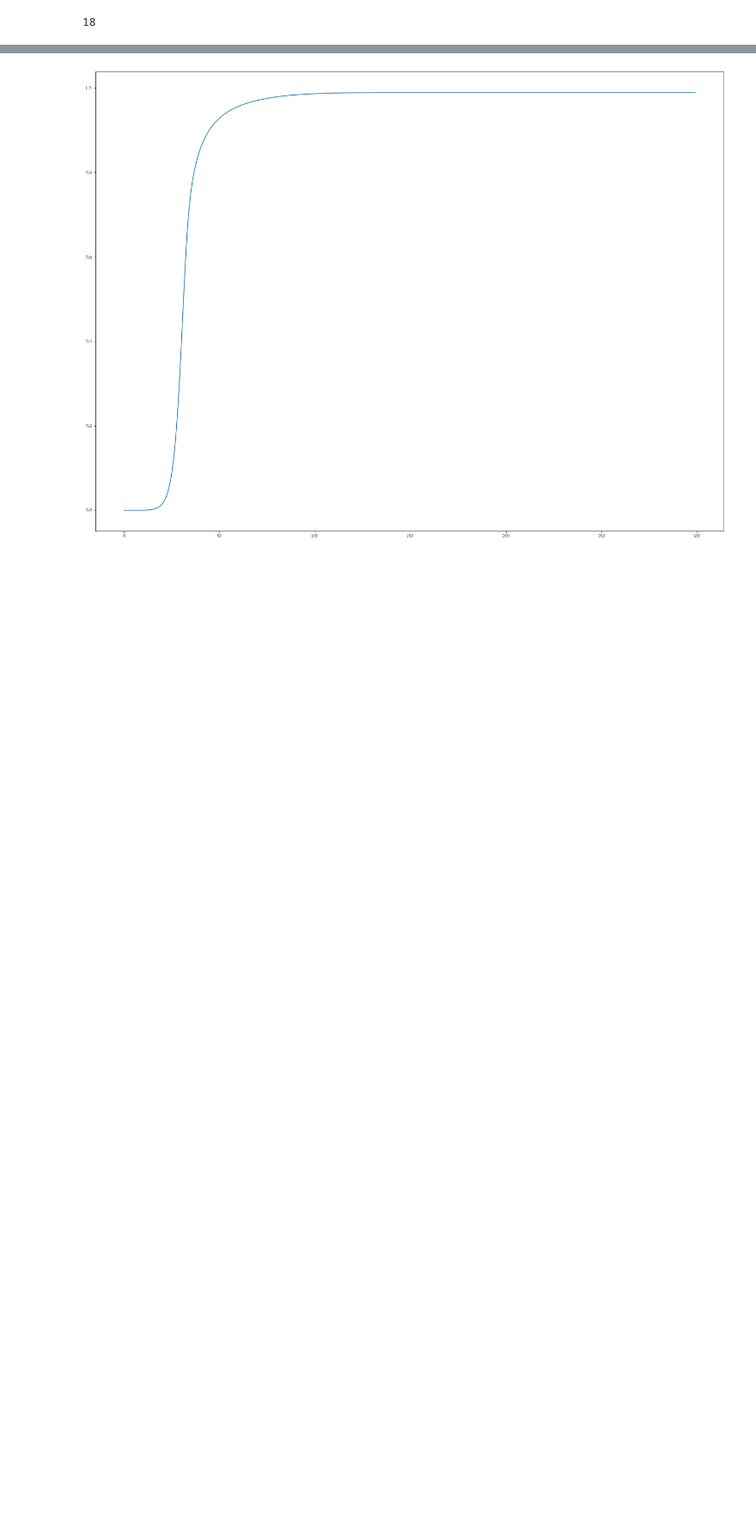
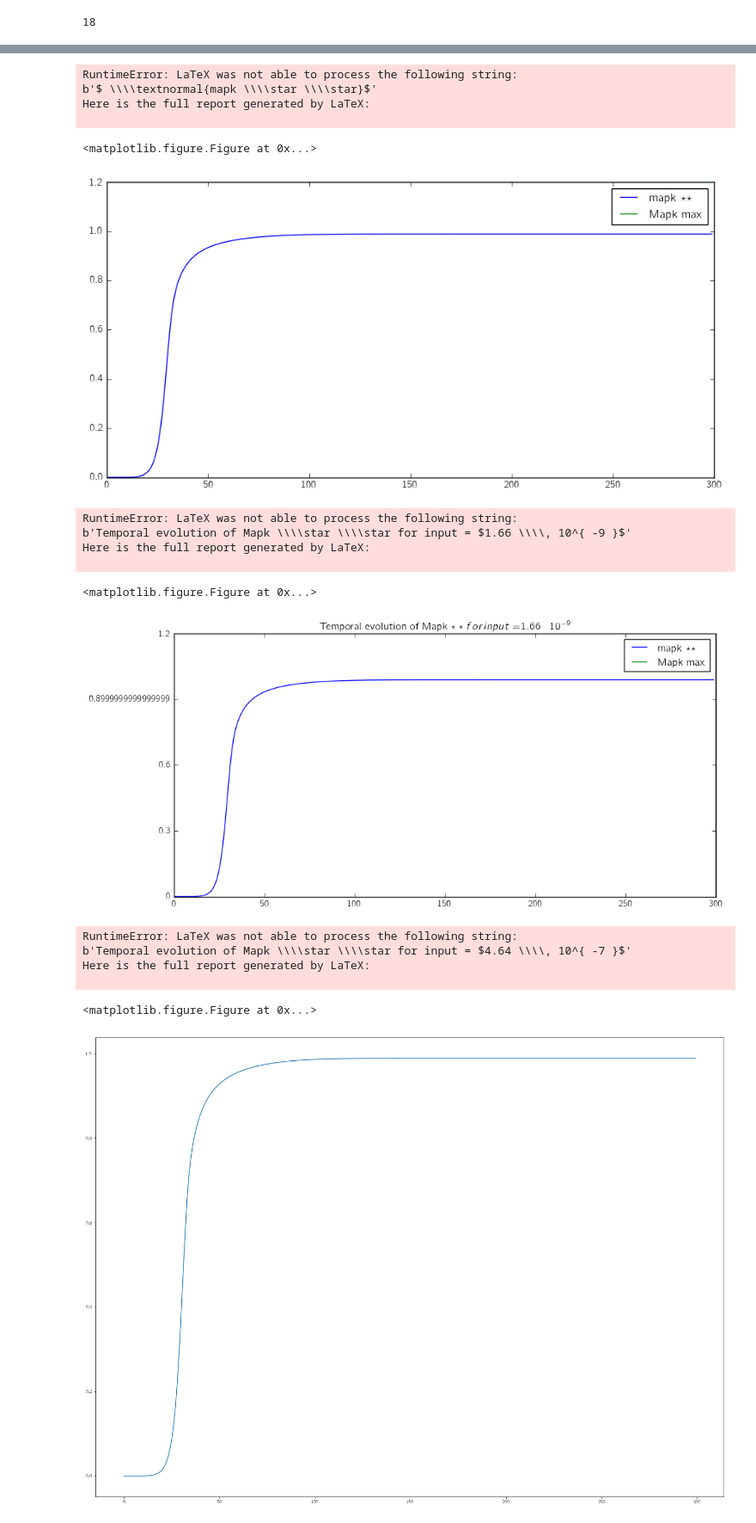
Before and after one commit to sophiedeb/neural_induction, a Jupyter notebook: mapkcascade.ipynb, the cells around one changed output, grey strips where cells are left out. Shown: that part at 86% size. Saved outputs shown, nothing was run; the diff lists cells and outputs as text; code cells hidden in the pictures; blank space fills up the shorter version.

```diff
--- a/mapkcascade.ipynb
+++ b/mapkcascade.ipynb
@@ -215,3 +307,45 @@ var_names[15]
+# %%
+###################################
+    # plot time series & output/input function
+    ###################################
+    if kk in selectedinput:
+        plotnumber=plotnumber+1
+        #introduce sub-plots
+        plt.subplot(math.floor(len(selectedinput)/2)+1,2,plotnumber)
+        plt.rc('text', usetex = True)
+        #plot mapk star star time evolution
+        plt.plot(psoln[:,15],label=r"$ \textnormal{mapk \star \star}$")
+        #plot max value of mapk star star
+        plt.plot(np.ones(len(t))*param_v[4],label=r" \textnormal{Mapk max}")
+        plt.legend()
+        plt.title(r'Temporal evolution of Mapk \star \star for input = {}'.format(str_fmt(param_v[37],n=2)))
+        plt.yticks([0, param_v[4]/4, param_v[4]/2, 3*param_v[4]/4, param_v[4]],
+        ['$0$', r'{}'.format(str_fmt(param_v[4]/4)), r'{}'.format(str_fmt(param_v[4]/2)), r'{}'.format(str_fmt(3*param_v[4]/4)), r'{}'.format(str_fmt(param_v[4]))])
+
+        #is steady state reached?
+        #if (rasgtp[(len(rasgtp)-1)]-rasgtp[int(math.floor(.9*(len(rasgtp)-1)))])/WTV<10**(-3)==False:
+        #        print("steady state not reached")
+        # if yes, keep rasgtp level reached at ss
+        storeoutput=np.append(storeoutput,[psoln[:,15][(len(t)-1)]])
+        #end on the loop over sos values.
+# %% [output]
+RuntimeError: LaTeX was not able to process the following string:
+b'$ \\\\textnormal{mapk \\\\star \\\\star}$'
+Here is the full report generated by LaTeX:
+
+<matplotlib.figure.Figure at 0x...>
+[figure, added]
+RuntimeError: LaTeX was not able to process the following string:
+b'Temporal evolution of Mapk \\\\star \\\\star for input = $1.66 \\\\, 10^{ -9 }$'
+Here is the full report generated by LaTeX:
+
+<matplotlib.figure.Figure at 0x...>
+[figure, added]
+RuntimeError: LaTeX was not able to process the following string:
+b'Temporal evolution of Mapk \\\\star \\\\star for input = $4.64 \\\\, 10^{ -7 }$'
+Here is the full report generated by LaTeX:
+
+<matplotlib.figure.Figure at 0x...>
 # %%
 plt.plot(psoln[:,15])
 plt.show()
```
Also changed, not shown: parts of 12 cells of this notebook, 1 other file.
